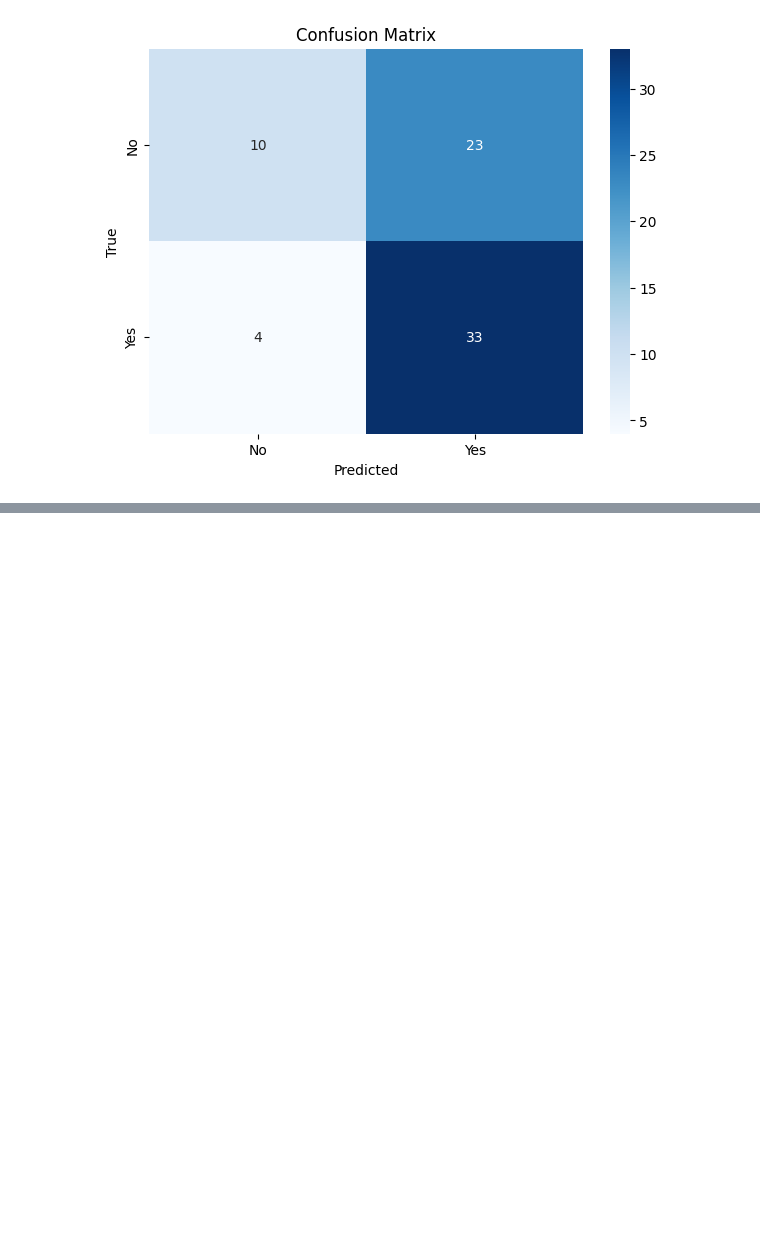
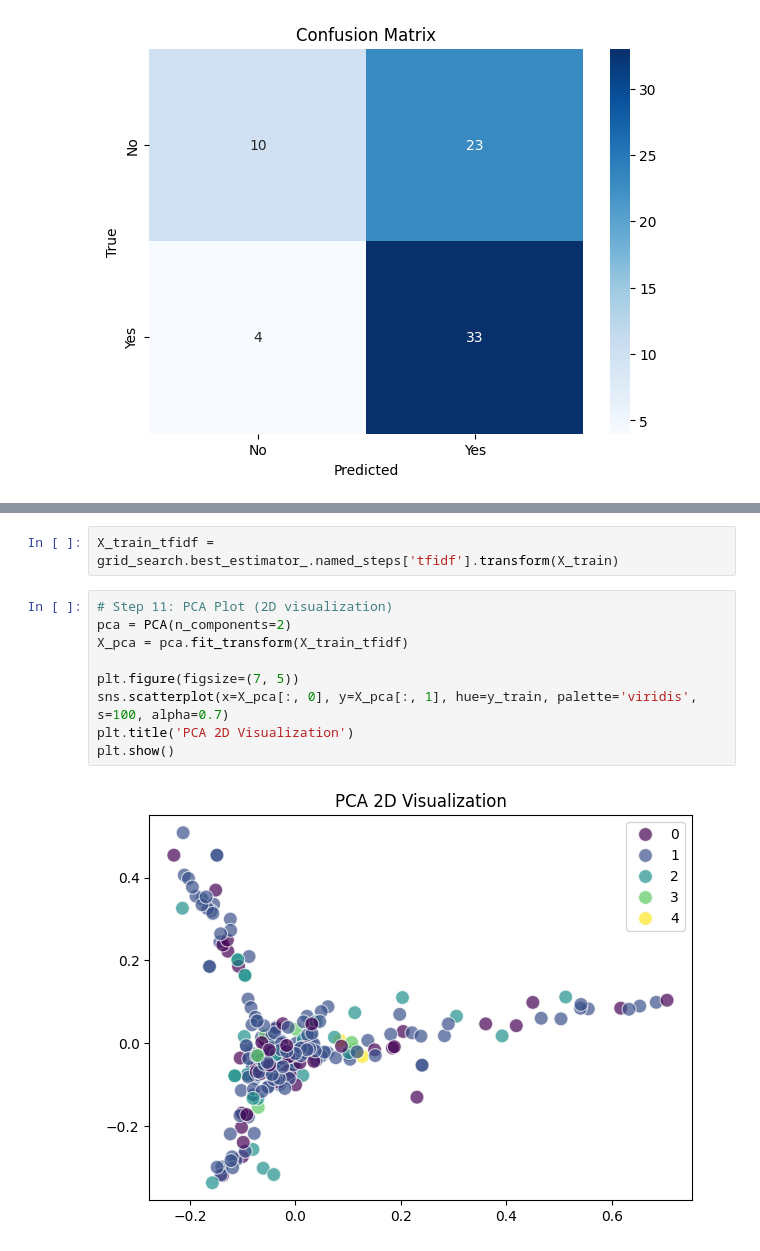
Before and after one commit to labibazad191/IELTS_SEEKERS, a Jupyter notebook: IELTSSEEKERS.ipynb, the cells around one changed output, grey strips where cells are left out. Drawn from its saved outputs; the diff is of its cells as text; blank space fills up the shorter version.

```diff
--- a/IELTSSEEKERS.ipynb
+++ b/IELTSSEEKERS.ipynb
@@ -193,0 +257,13 @@ joblib.dump(grid_search.best_estimator_, 'svm_model_lexical_resource.pkl')
+# %%
+X_train_tfidf = grid_search.best_estimator_.named_steps['tfidf'].transform(X_train)
+# %%
+# Step 11: PCA Plot (2D visualization)
+pca = PCA(n_components=2)
+X_pca = pca.fit_transform(X_train_tfidf)
+
+plt.figure(figsize=(7, 5))
+sns.scatterplot(x=X_pca[:, 0], y=X_pca[:, 1], hue=y_train, palette='viridis', s=100, alpha=0.7)
+plt.title('PCA 2D Visualization')
+plt.show()
+# %% [output]
+[figure, added]
```
Also changed, not shown: parts of 9 cells of this notebook.
